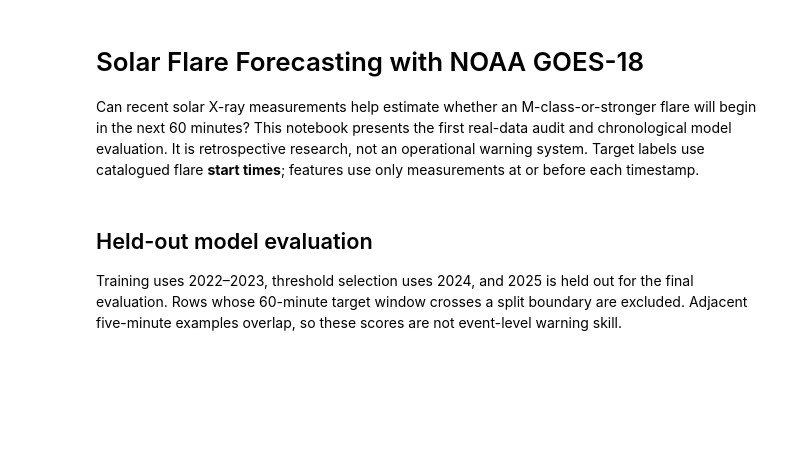
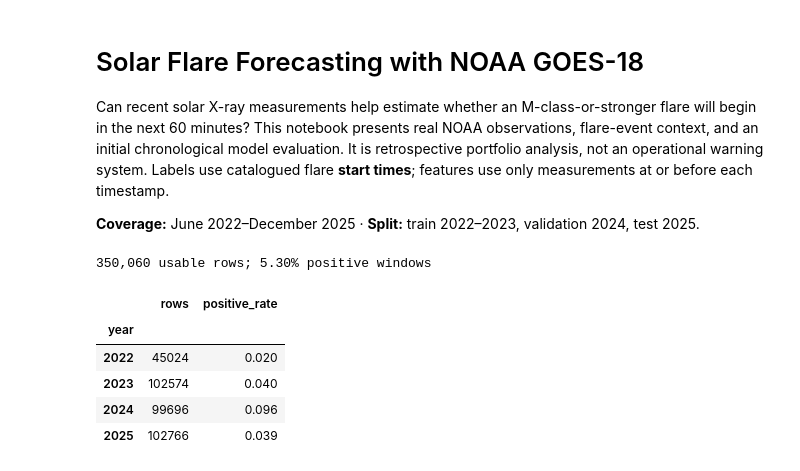
Before and after one commit to Iparkhan/solar-flare-forecasting, a Jupyter notebook: notebooks/01_goes_flare_forecasting.ipynb, the cells around one changed output. Drawn from its saved outputs; the diff is of its cells as text; code cells hidden in the pictures; blank space fills up the shorter version.

```diff
--- a/notebooks/01_goes_flare_forecasting.ipynb
+++ b/notebooks/01_goes_flare_forecasting.ipynb
@@ -1,19 +1,25 @@
 # %% [markdown]
 # Solar Flare Forecasting with NOAA GOES-18
 
-Can recent solar X-ray measurements help estimate whether an M-class-or-stronger flare will begin in the next 60 minutes? This notebook presents the first real-data audit and chronological model evaluation. It is retrospective research, not an operational warning system. Target labels use catalogued flare **start times**; features use only measurements at or before each timestamp.
+Can recent solar X-ray measurements help estimate whether an M-class-or-stronger flare will begin in the next 60 minutes? This notebook presents real NOAA observations, flare-event context, and an initial chronological model evaluation. It is retrospective portfolio analysis, not an operational warning system. Labels use catalogued flare **start times**; features use only measurements at or before each timestamp.
+
+**Coverage:** June 2022–December 2025 · **Split:** train 2022–2023, validation 2024, test 2025.
 # %%
 from pathlib import Path
 import json
 import pandas as pd
 from IPython.display import Image, display
 ROOT = Path.cwd().parent if Path.cwd().name == 'notebooks' else Path.cwd()
 DATA, REPORTS = ROOT / 'data', ROOT / 'reports'
 features = pd.read_csv(DATA / 'processed' / 'goes18_forecast_features.csv', parse_dates=['time_utc'])
 features['year'] = features['time_utc'].dt.year
-print(f"{len(features):,} rows; {features['target_m_or_x_start_next_60m'].mean():.2%} positive windows")
-display(features.groupby('year').agg(rows=('target_m_or_x_start_next_60m','size'), positive_rate=('target_m_or_x_start_next_60m','mean')))
+print(f"{len(features):,} usable rows; {features['target_m_or_x_start_next_60m'].mean():.2%} positive windows")
+display(features.groupby('year').agg(rows=('target_m_or_x_start_next_60m','size'), positive_rate=('target_m_or_x_start_next_60m','mean')).round(3))
+# %% [output]
+350,060 usable rows; 5.30% positive windows
+|  | rows | positive_rate |
+| year |  |  |
+| 2022 | 45024 | 0.020 |
+| 2023 | 102574 | 0.040 |
+| 2024 | 99696 | 0.096 |
+| 2025 | 102766 | 0.039 |
-# %% [markdown]
-## Held-out model evaluation
-
-Training uses 2022–2023, threshold selection uses 2024, and 2025 is held out for the final evaluation. Rows whose 60-minute target window crosses a split boundary are excluded. Adjacent five-minute examples overlap, so these scores are not event-level warning skill.
```
Also changed, not shown: parts of 10 cells of this notebook, 8 other files.
